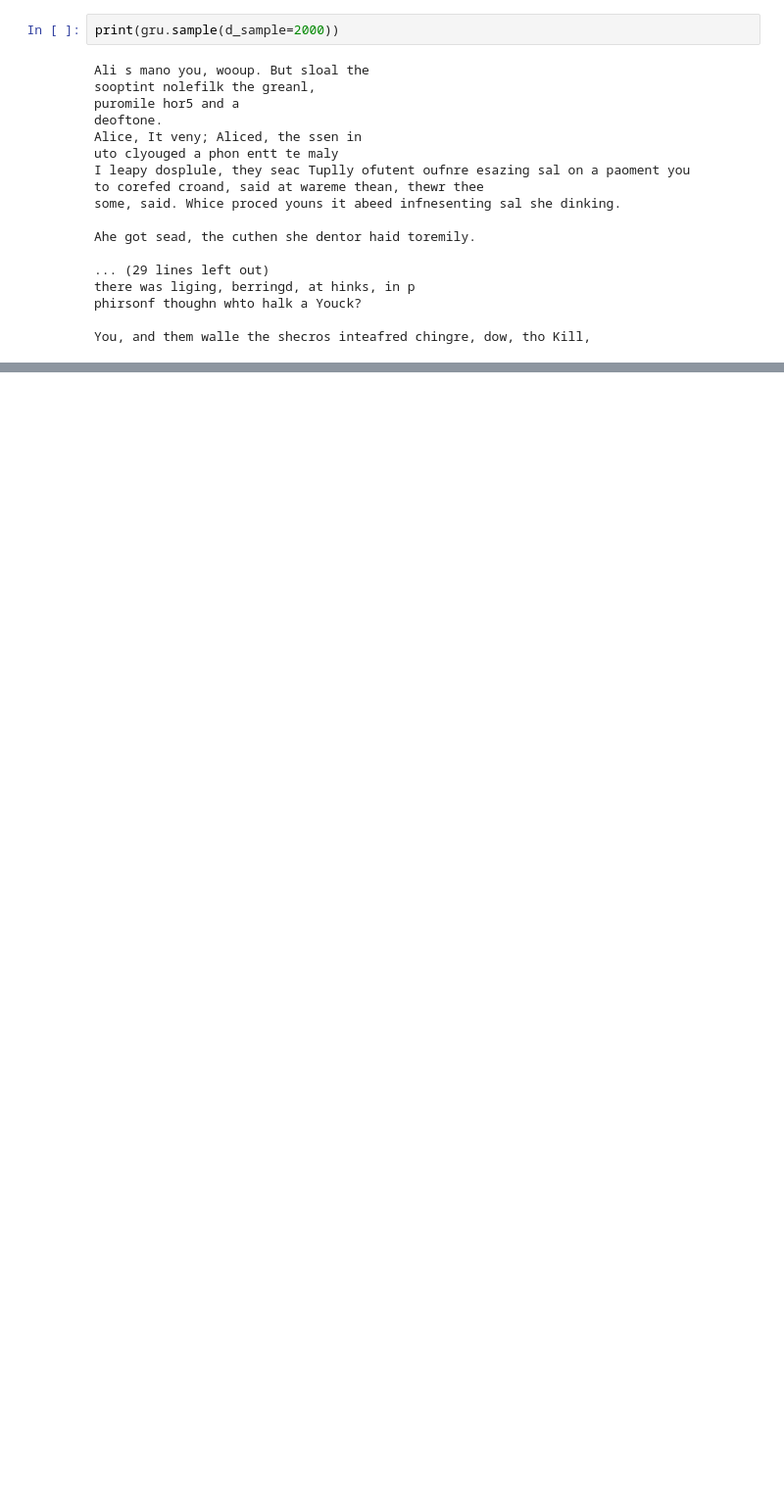
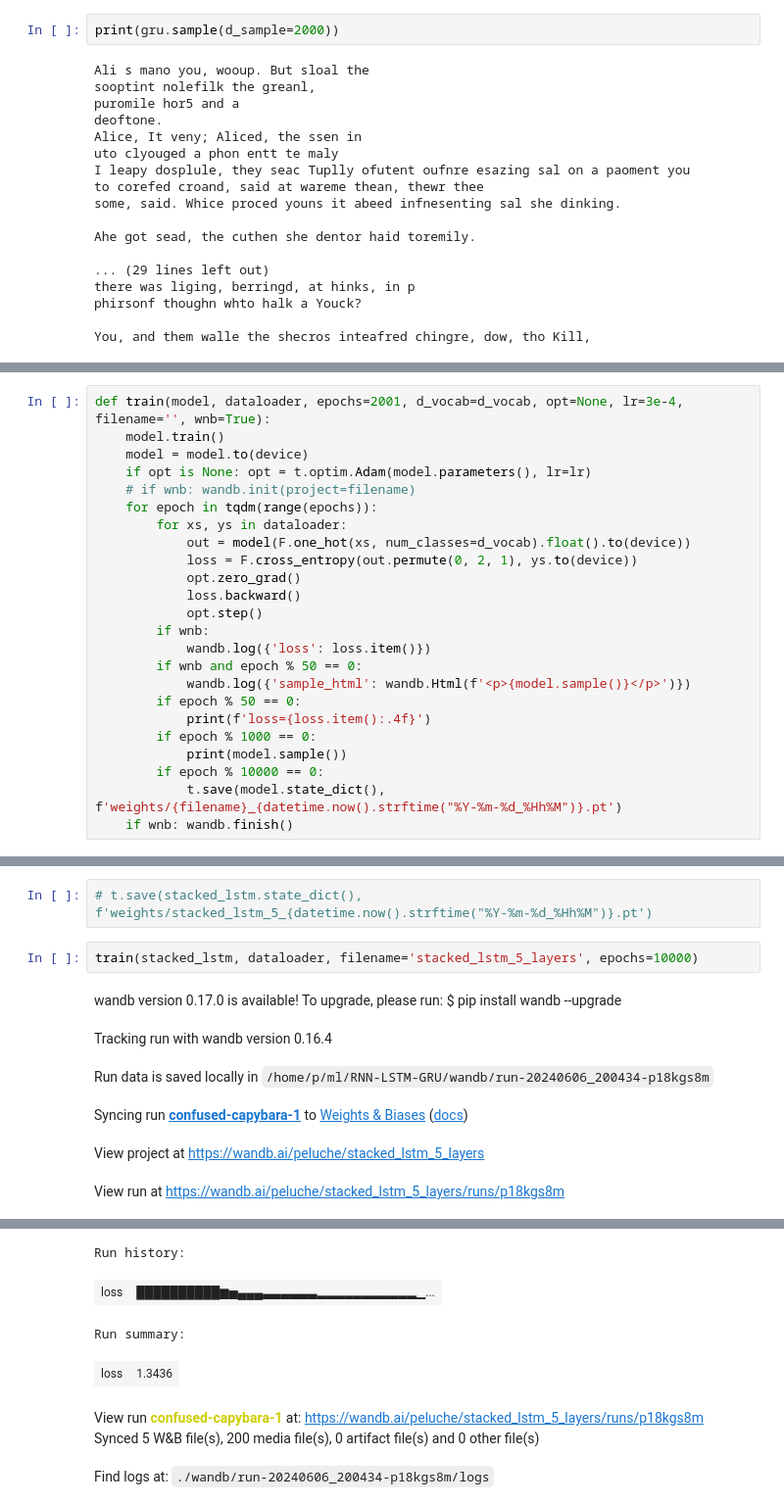
Before and after one commit to peluche/RNN-LSTM-GRU, a Jupyter notebook: rnn-lstm-gru.ipynb, the cells around one changed output, grey strips where cells are left out. Shown at 98% size. Saved outputs shown, nothing was run; the diff lists cells and outputs as text; blank space fills up the shorter version.

```diff
--- a/rnn-lstm-gru.ipynb
+++ b/rnn-lstm-gru.ipynb
@@ -324,0 +633,24 @@ You, and them walle the shecros inteafred chingre, dow, tho Kill,
+# %%
+def train(model, dataloader, epochs=2001, d_vocab=d_vocab, opt=None, lr=3e-4, filename='', wnb=True):
+    model.train()
+    model = model.to(device)
+    if opt is None: opt = t.optim.Adam(model.parameters(), lr=lr)
+    # if wnb: wandb.init(project=filename)
+    for epoch in tqdm(range(epochs)):
+        for xs, ys in dataloader:
+            out = model(F.one_hot(xs, num_classes=d_vocab).float().to(device))
+            loss = F.cross_entropy(out.permute(0, 2, 1), ys.to(device))
+            opt.zero_grad()
+            loss.backward()
+            opt.step()
+        if wnb:
+            wandb.log({'loss': loss.item()})
+        if wnb and epoch % 50 == 0:
+            wandb.log({'sample_html': wandb.Html(f'<p>{model.sample()}</p>')})
+        if epoch % 50 == 0:
+            print(f'loss={loss.item():.4f}')
+        if epoch % 1000 == 0:
+            print(model.sample())
+        if epoch % 10000 == 0:
+            t.save(model.state_dict(), f'weights/{filename}_{datetime.now().strftime("%Y-%m-%d_%Hh%M")}.pt')
+    if wnb: wandb.finish()
@@ -324,0 +753,11 @@ You, and them walle the shecros inteafred chingre, dow, tho Kill,
+# %%
+# t.save(stacked_lstm.state_dict(), f'weights/stacked_lstm_5_{datetime.now().strftime("%Y-%m-%d_%Hh%M")}.pt')
+# %%
+train(stacked_lstm, dataloader, filename='stacked_lstm_5_layers', epochs=10000)
+# %% [output]
+wandb version 0.17.0 is available! To upgrade, please run: $ pip install wandb --upgrade
+Tracking run with wandb version 0.16.4
+Run data is saved locally in /home/p/ml/RNN-LSTM-GRU/wandb/run-20240606_200434-p18kgs8m
+Syncing run confused-capybara-1 to Weights & Biases (docs)
+View project at https://wandb.ai/peluche/stacked_lstm_5_layers
+View run at https://wandb.ai/peluche/stacked_lstm_5_layers/runs/p18kgs8m
@@ -324,0 +782,7 @@ You, and them walle the shecros inteafred chingre, dow, tho Kill,
+Run history:
+| loss | ██████████▆▅▄▄▄▃▃▃▃▃▃▂▂▂▂▂▂▂▂▂▂▂▁... |
+Run summary:
+| loss | 1.3436 |
+View run confused-capybara-1 at: https://wandb.ai/peluche/stacked_lstm_5_layers/runs/p18kgs8m
+Synced 5 W&B file(s), 200 media file(s), 0 artifact file(s) and 0 other file(s)
+Find logs at: ./wandb/run-20240606_200434-p18kgs8m/logs
```
Also changed, not shown: parts of 24 cells of this notebook, 3 other files.
